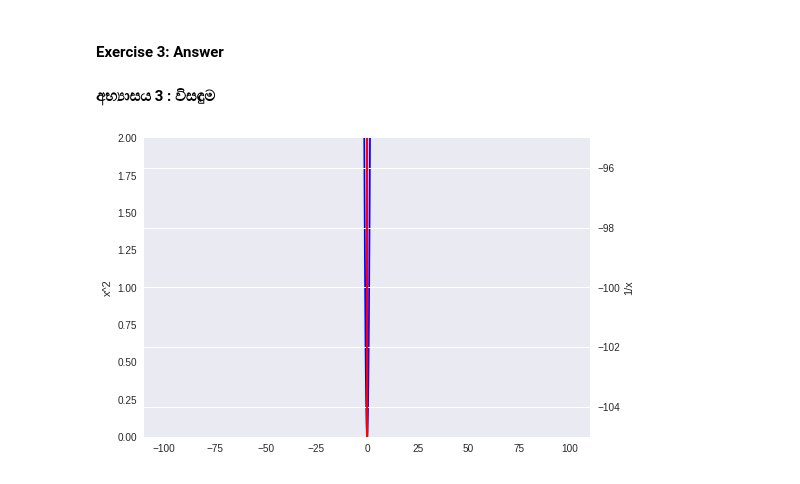
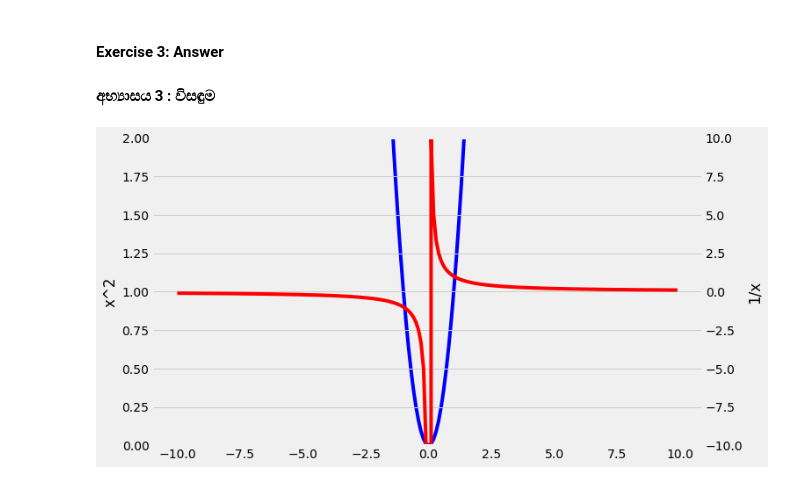
Before and after one commit to GPrathap/pythonII, a Jupyter notebook: sec_matplotlib/matplotlib.ipynb, the cells around one changed output. Saved outputs shown, nothing was run; the diff lists cells and outputs as text; code cells hidden in the pictures.

```diff
--- a/sec_matplotlib/matplotlib.ipynb
+++ b/sec_matplotlib/matplotlib.ipynb
@@ -1432,22 +1432,22 @@ plt.show()
 #### **Exercise 3**: Answer
 #### අභ්‍යාසය 3 : විසඳුම
 # %%
-x = np.arange(-100, 100, 0.1)
+x = np.arange(-10, 10, 0.1)
 y1 = x*x
 y2 = 1 /(x)
 
 # Plot
-fig, ax1 = plt.subplots()
+fig, ax1 = plt.subplots(figsize=(10,6))
 ax1.set_ylabel('x^2')
 ax1.plot(x, y1, color='blue')
 ax1.set_ylim(0,2)
 ax1.grid()
 
 # Second Line on secondary Y axis
 ax2 = ax1.twinx()  # join a second axis with the first graph we just made
 ax2.set_ylabel('1/x')
-ax2.set_ylim(-100,-100)
+ax2.set_ylim(-10,10)
 ax2.plot(x, y2,color='red')
 plt.show()
 # %% [output]
-[figure, old version]
+[figure, new version]
```
Also changed, not shown: parts of 1 cell of this notebook.
